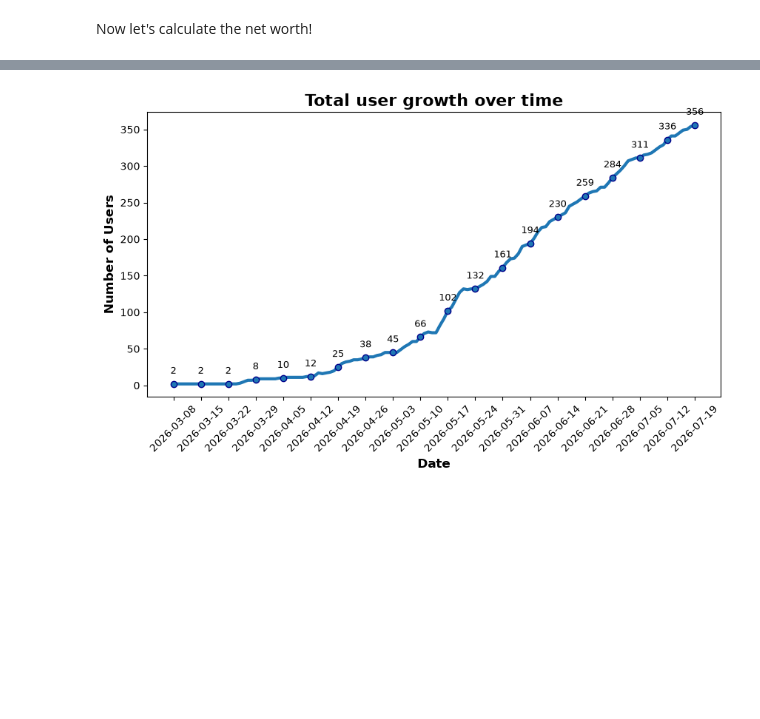
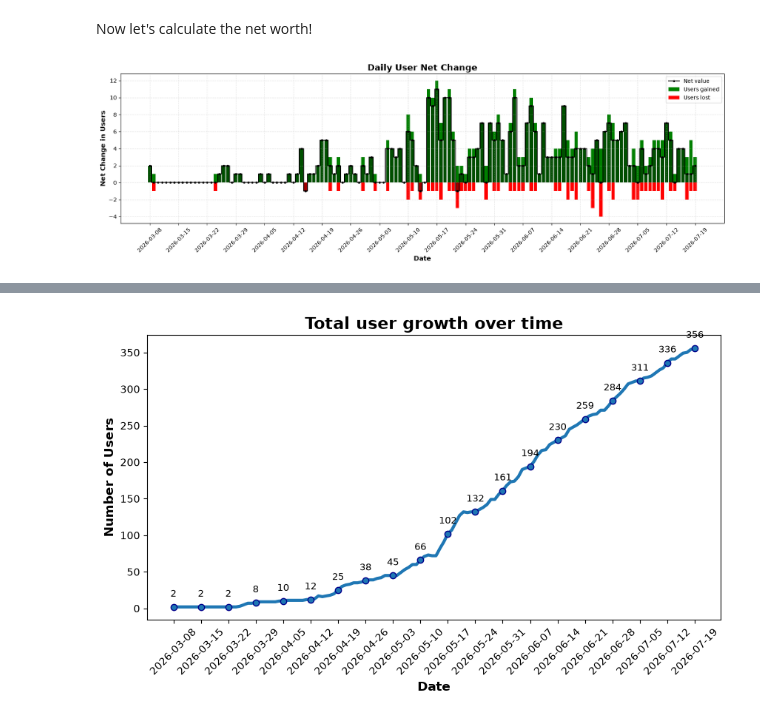
Before and after one commit to Arut3nCodes/ggc-server-user-growth-analysis, a Jupyter notebook: user-growth-analysis.ipynb, the cells around one changed output, grey strips where cells are left out. Saved outputs shown, nothing was run; the diff lists cells and outputs as text; code cells hidden in the pictures; blank space fills up the shorter version.

```diff
--- a/user-growth-analysis.ipynb
+++ b/user-growth-analysis.ipynb
@@ -350,3 +225,9 @@ plot_user_lost(list_of_aggregates, titles_list)  # Call the function to plot use
 [figure]
 # %% [markdown]
 Now let's calculate the net worth!
+# %%
+from plot_code import plot_user_net_daily  # Import the function to plot user growth
+
+plot_user_net_daily(daily_sum_aggregate)  # Call the function to plot user growth
+# %% [output]
+[figure, added]
```
Also changed, not shown: parts of 6 cells of this notebook, 2 other files.
